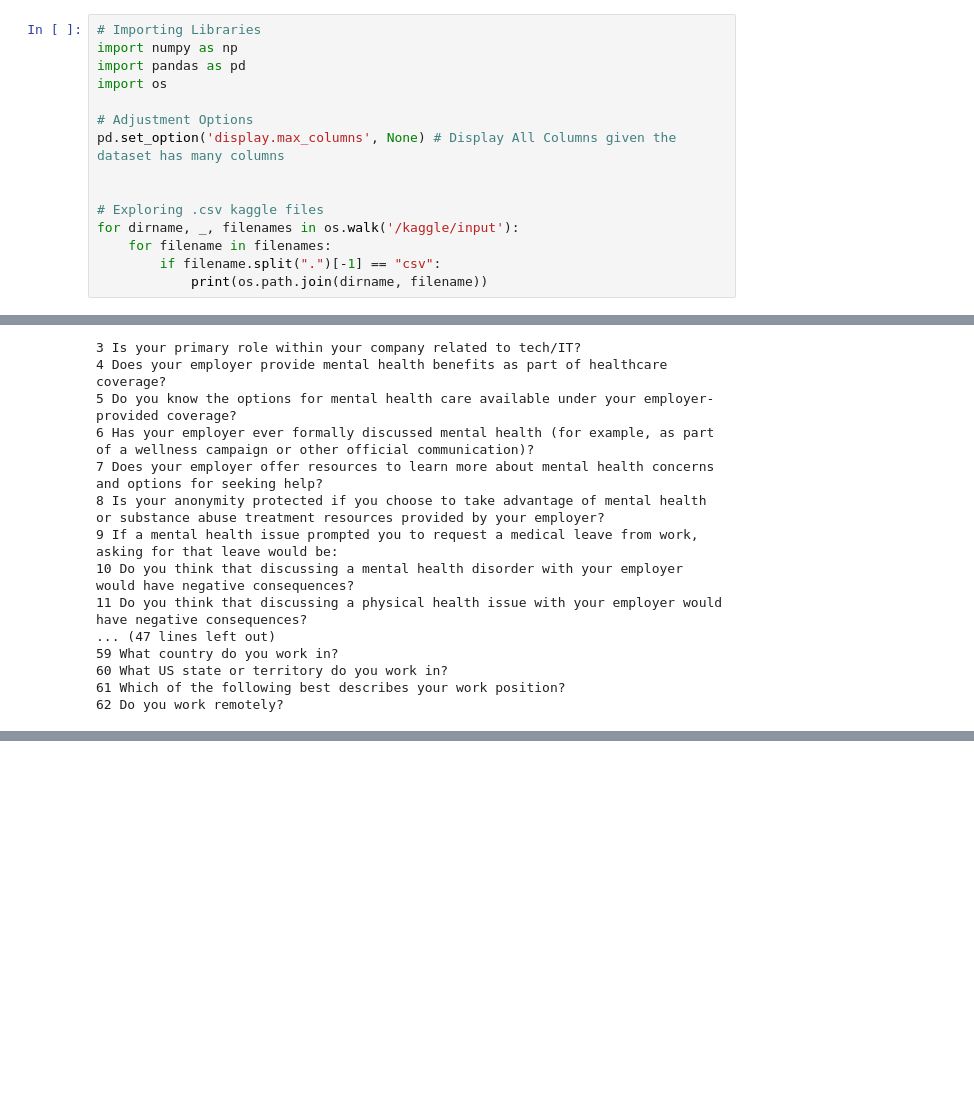
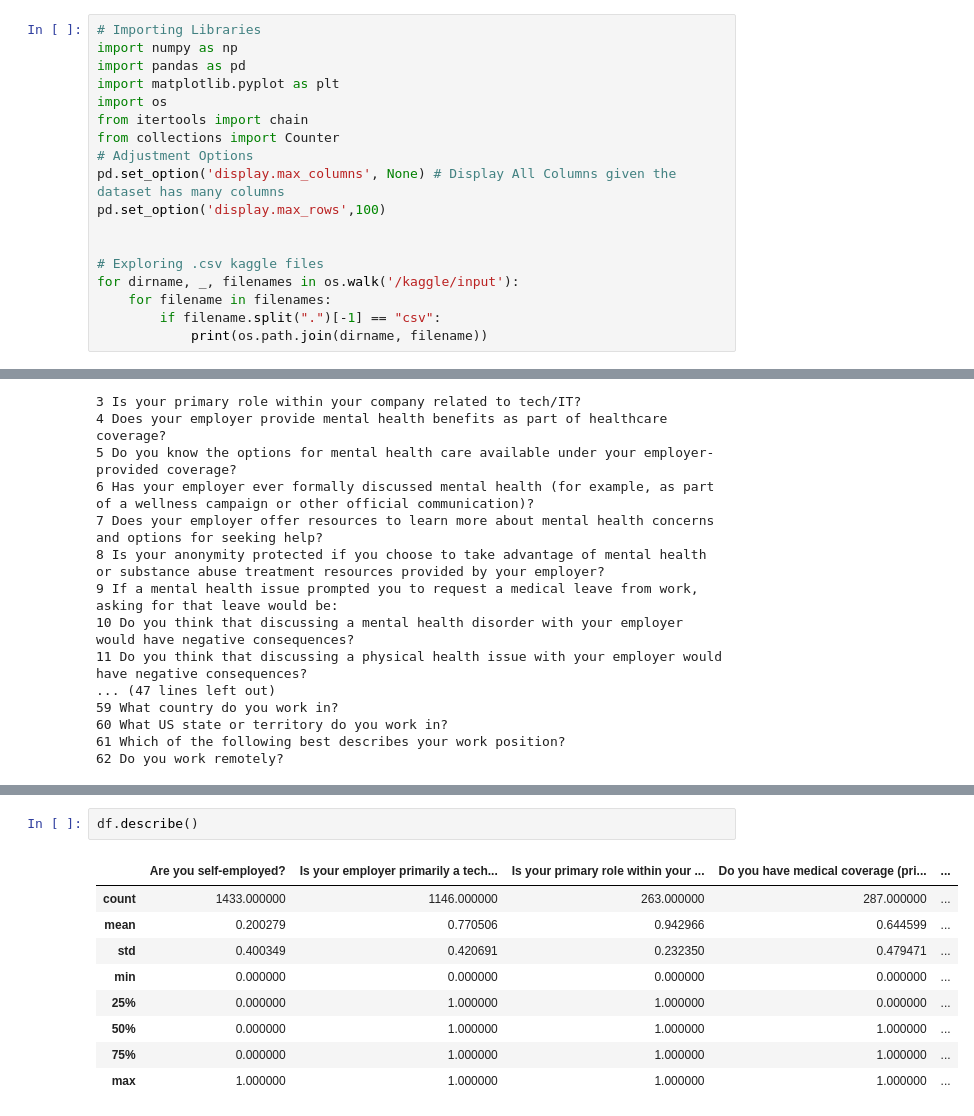
Before and after one commit to hkafrawi/kaggle_portfolio, a Jupyter notebook: mental-health-in-tech-classification.ipynb, the cells around one changed output, grey strips where cells are left out. Cells and saved outputs as stored; diff of their text form; blank space fills up the shorter version.

Commit message:
Kaggle Notebook | Mental Health in Tech Classification | Version 2

```diff
--- a/mental-health-in-tech-classification.ipynb
+++ b/mental-health-in-tech-classification.ipynb
@@ -2,10 +2,13 @@
 # Importing Libraries
 import numpy as np
 import pandas as pd
+import matplotlib.pyplot as plt
 import os
-
+from itertools import chain
+from collections import Counter
 # Adjustment Options
 pd.set_option('display.max_columns', None) # Display All Columns given the dataset has many columns
+pd.set_option('display.max_rows',100)
 
 
 # Exploring .csv kaggle files
@@ -70,0 +79,12 @@ Length: 63, dtype: int64
+# %%
+df.describe()
+# %% [output]
+|  | Are you self-employed? | Is your employer primarily a tech... | Is your primary role within your ... | Do you have medical coverage (pri... | ... |
+| count | 1433.000000 | 1146.000000 | 263.000000 | 287.000000 | ... |
+| mean | 0.200279 | 0.770506 | 0.942966 | 0.644599 | ... |
+| std | 0.400349 | 0.420691 | 0.232350 | 0.479471 | ... |
+| min | 0.000000 | 0.000000 | 0.000000 | 0.000000 | ... |
+| 25% | 0.000000 | 1.000000 | 1.000000 | 0.000000 | ... |
+| 50% | 0.000000 | 1.000000 | 1.000000 | 1.000000 | ... |
+| 75% | 0.000000 | 1.000000 | 1.000000 | 1.000000 | ... |
+| max | 1.000000 | 1.000000 | 1.000000 | 1.000000 | ... |
```
Also changed, not shown: parts of 13 cells of this notebook.
